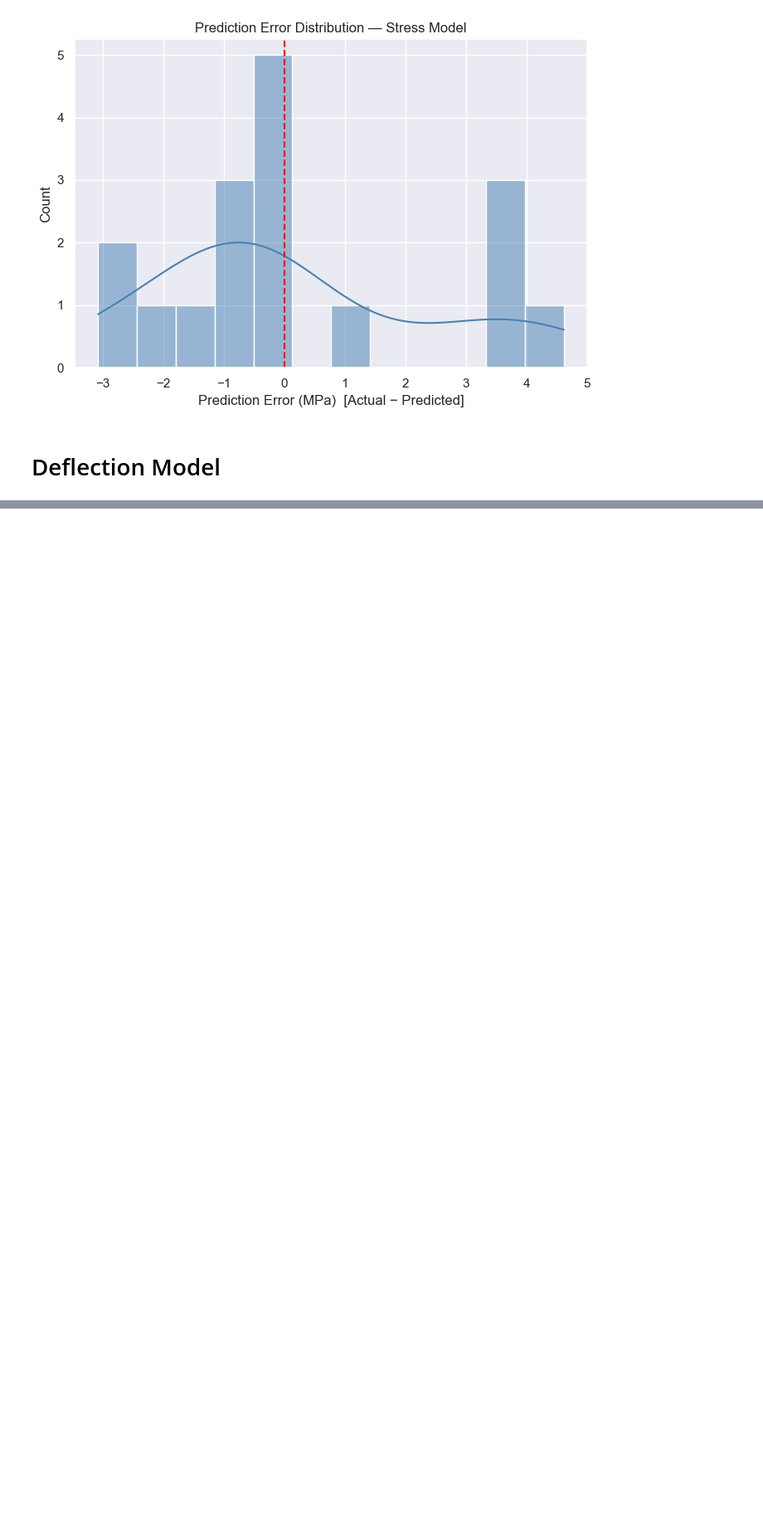
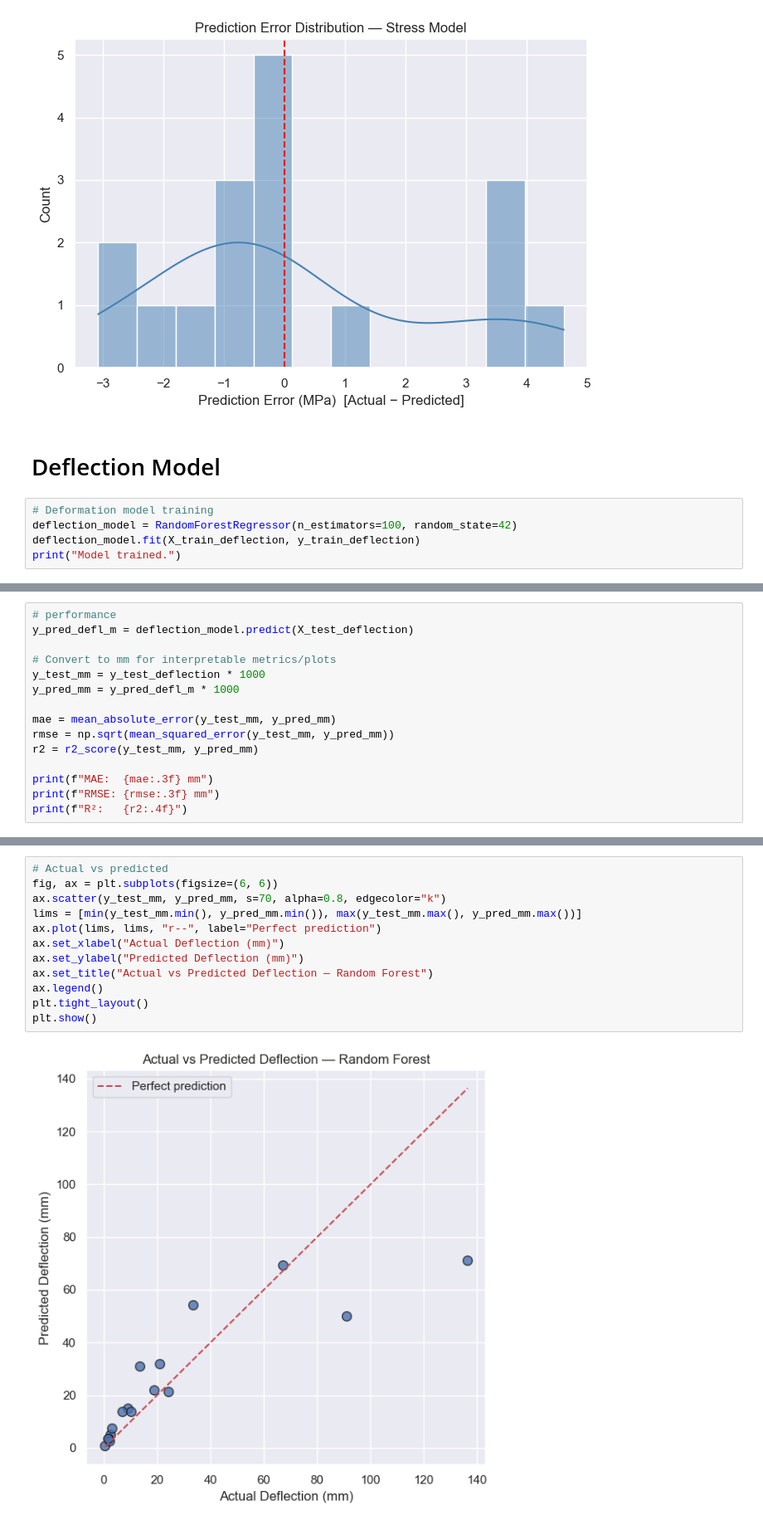
Before and after one commit to AMGhalcyon/Wind_Turbine_Project, a Jupyter notebook: Python/ML_Models.ipynb, the cells around one changed output, grey strips where cells are left out. Shown at 83% size. Cells and saved outputs as stored; diff of their text form; blank space fills up the shorter version.

Commit message:
Deflection Model trained and performance for both the models has been evaluated

```diff
--- a/Python/ML_Models.ipynb
+++ b/Python/ML_Models.ipynb
@@ -81,3 +84,8 @@ plt.show()
 [figure]
 # %% [markdown]
 # Deflection Model
+# %%
+# Deformation model training
+deflection_model = RandomForestRegressor(n_estimators=100, random_state=42)
+deflection_model.fit(X_train_deflection, y_train_deflection)
+print("Model trained.")
@@ -83,0 +94,15 @@ plt.show()
+# %%
+# performance
+y_pred_defl_m = deflection_model.predict(X_test_deflection)
+
+# Convert to mm for interpretable metrics/plots
+y_test_mm = y_test_deflection * 1000
+y_pred_mm = y_pred_defl_m * 1000
+
+mae = mean_absolute_error(y_test_mm, y_pred_mm)
+rmse = np.sqrt(mean_squared_error(y_test_mm, y_pred_mm))
+r2 = r2_score(y_test_mm, y_pred_mm)
+
+print(f"MAE:  {mae:.3f} mm")
+print(f"RMSE: {rmse:.3f} mm")
+print(f"R²:   {r2:.4f}")
@@ -83,0 +113,14 @@ plt.show()
+# %%
+# Actual vs predicted
+fig, ax = plt.subplots(figsize=(6, 6))
+ax.scatter(y_test_mm, y_pred_mm, s=70, alpha=0.8, edgecolor="k")
+lims = [min(y_test_mm.min(), y_pred_mm.min()), max(y_test_mm.max(), y_pred_mm.max())]
+ax.plot(lims, lims, "r--", label="Perfect prediction")
+ax.set_xlabel("Actual Deflection (mm)")
+ax.set_ylabel("Predicted Deflection (mm)")
+ax.set_title("Actual vs Predicted Deflection — Random Forest")
+ax.legend()
+plt.tight_layout()
+plt.show()
+# %% [output]
+[figure, added]
```
Also changed, not shown: parts of 6 cells of this notebook, 1 other file.
